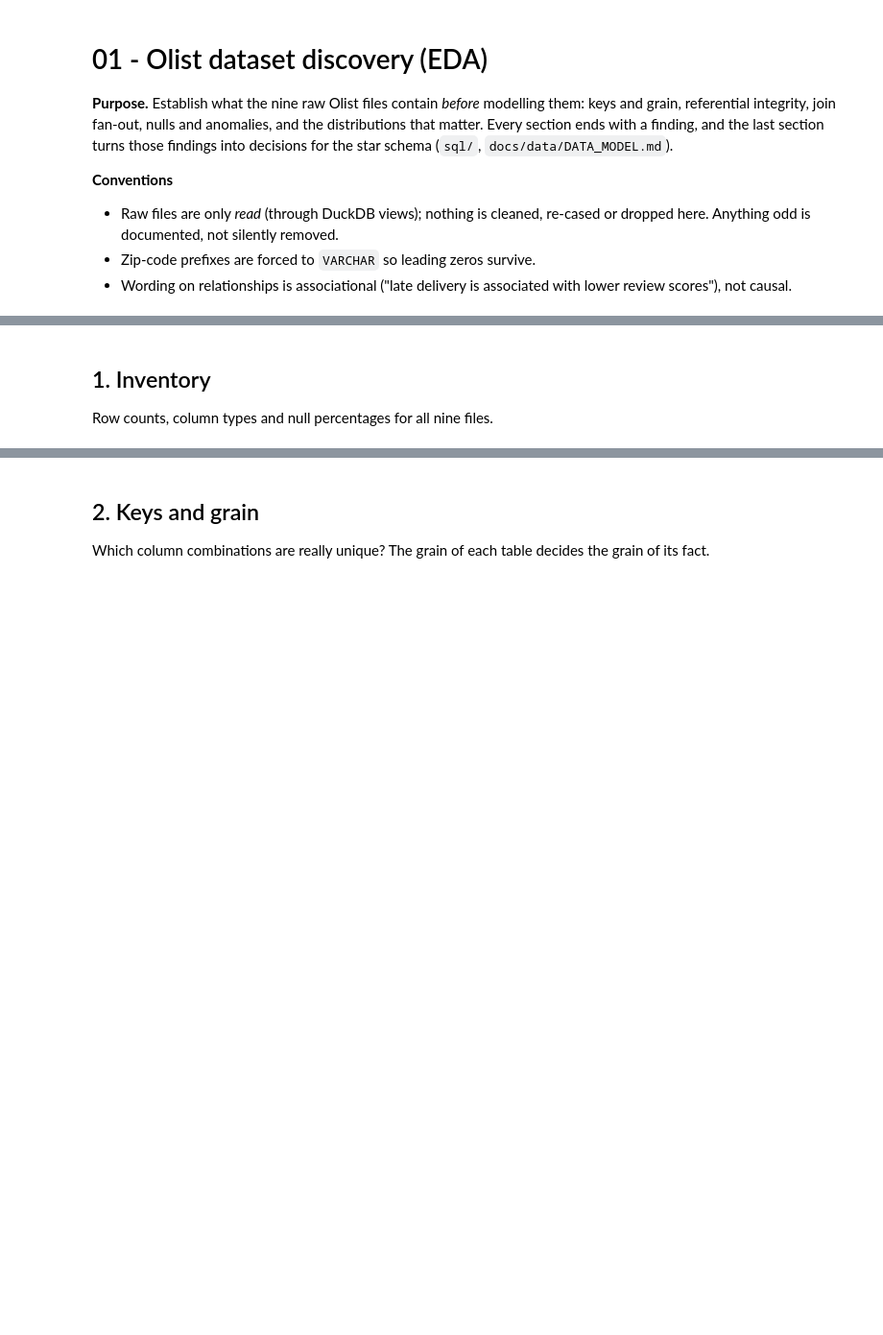
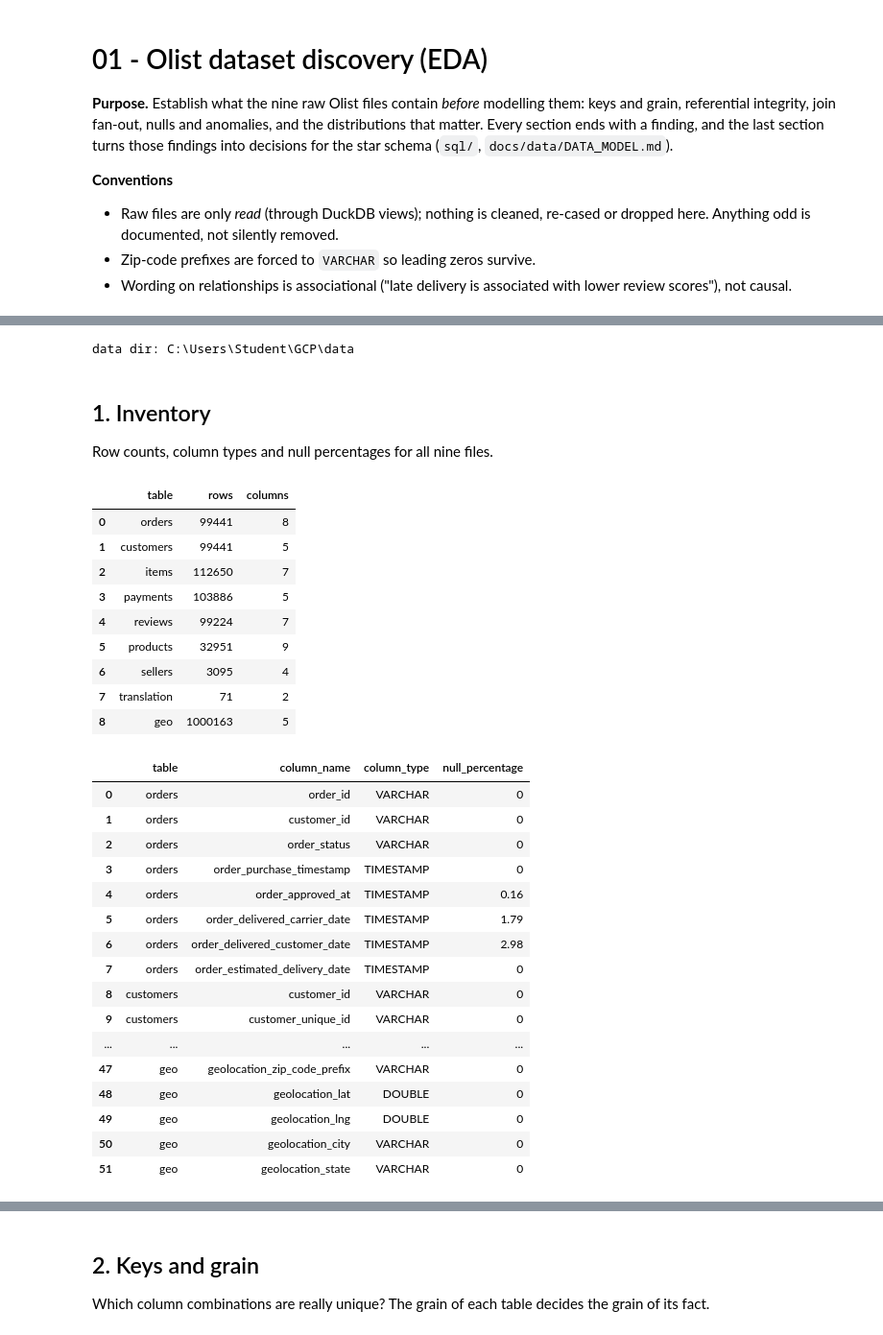
Before and after one commit to garcane/GCP, a Jupyter notebook: notebooks/01_dataset_discovery.ipynb, the cells around one changed output, grey strips where cells are left out. Shown at 96% size. Cells and saved outputs as stored; diff of their text form; code cells hidden in the pictures; blank space fills up the shorter version.

```diff
--- a/notebooks/01_dataset_discovery.ipynb
+++ b/notebooks/01_dataset_discovery.ipynb
@@ -143,9 +260,14 @@ product_category_name_translation_clean.head()
 # %%
+from pathlib import Path
 
+import duckdb
+import matplotlib.pyplot as plt
+import pandas as pd
+from IPython.display import display
 
 pd.set_option("display.width", 200)
 pd.set_option("display.max_columns", 40)
-pd.set_option("display.float_format", "{:,.2f}".format)
+pd.set_option("display.float_format", lambda v: f"{v:,.0f}" if float(v).is_integer() else f"{v:,.2f}")
 
 # Works whether the notebook is run from the repo root or from notebooks/
 DATA = Path.cwd().parent / "data" if Path.cwd().name == "notebooks" else Path.cwd() / "data"
@@ -195,20 +317,50 @@ plt.rcParams.update({
     "legend.frameon": False,
 })
 print("data dir:", DATA)
+# %% [output]
+data dir: C:\Users\Student\GCP\data
 # %% [markdown]
 ## 1. Inventory
 Row counts, column types and null percentages for all nine files.
 # %%
 counts = pd.DataFrame(
     [(t, con.sql(f"select count(*) from {t}").fetchone()[0], len(q(f"describe {t}"))) for t in TABLES],
     columns=["table", "rows", "columns"],
 )
 display(counts)
 
 prof = pd.concat([q(f"summarize {t}").assign(table=t) for t in TABLES], ignore_index=True)
 prof["null_percentage"] = prof["null_percentage"].astype(float)
-prof = prof[["table", "column_name", "column_type", "null_percentage", "approx_unique"]]
+prof = prof[["table", "column_name", "column_type", "null_percentage"]]
 display(prof)
+# %% [output]
+|  | table | rows | columns |
+| 0 | orders | 99441 | 8 |
+| 1 | customers | 99441 | 5 |
+| 2 | items | 112650 | 7 |
+| 3 | payments | 103886 | 5 |
+| 4 | reviews | 99224 | 7 |
+| 5 | products | 32951 | 9 |
+| 6 | sellers | 3095 | 4 |
+| 7 | translation | 71 | 2 |
+| 8 | geo | 1000163 | 5 |
+|  | table | column_name | column_type | null_percentage |
+| 0 | orders | order_id | VARCHAR | 0 |
+| 1 | orders | customer_id | VARCHAR | 0 |
+| 2 | orders | order_status | VARCHAR | 0 |
+| 3 | orders | order_purchase_timestamp | TIMESTAMP | 0 |
+| 4 | orders | order_approved_at | TIMESTAMP | 0.16 |
+| 5 | orders | order_delivered_carrier_date | TIMESTAMP | 1.79 |
+| 6 | orders | order_delivered_customer_date | TIMESTAMP | 2.98 |
+| 7 | orders | order_estimated_delivery_date | TIMESTAMP | 0 |
+| 8 | customers | customer_id | VARCHAR | 0 |
+| 9 | customers | customer_unique_id | VARCHAR | 0 |
+| ... | ... | ... | ... | ... |
+| 47 | geo | geolocation_zip_code_prefix | VARCHAR | 0 |
+| 48 | geo | geolocation_lat | DOUBLE | 0 |
+| 49 | geo | geolocation_lng | DOUBLE | 0 |
+| 50 | geo | geolocation_city | VARCHAR | 0 |
+| 51 | geo | geolocation_state | VARCHAR | 0 |
 # %%
 print("Columns with nulls:")
 display(prof[prof.null_percentage > 0].sort_values("null_percentage", ascending=False))
```
Also changed, not shown: parts of 43 cells of this notebook.
